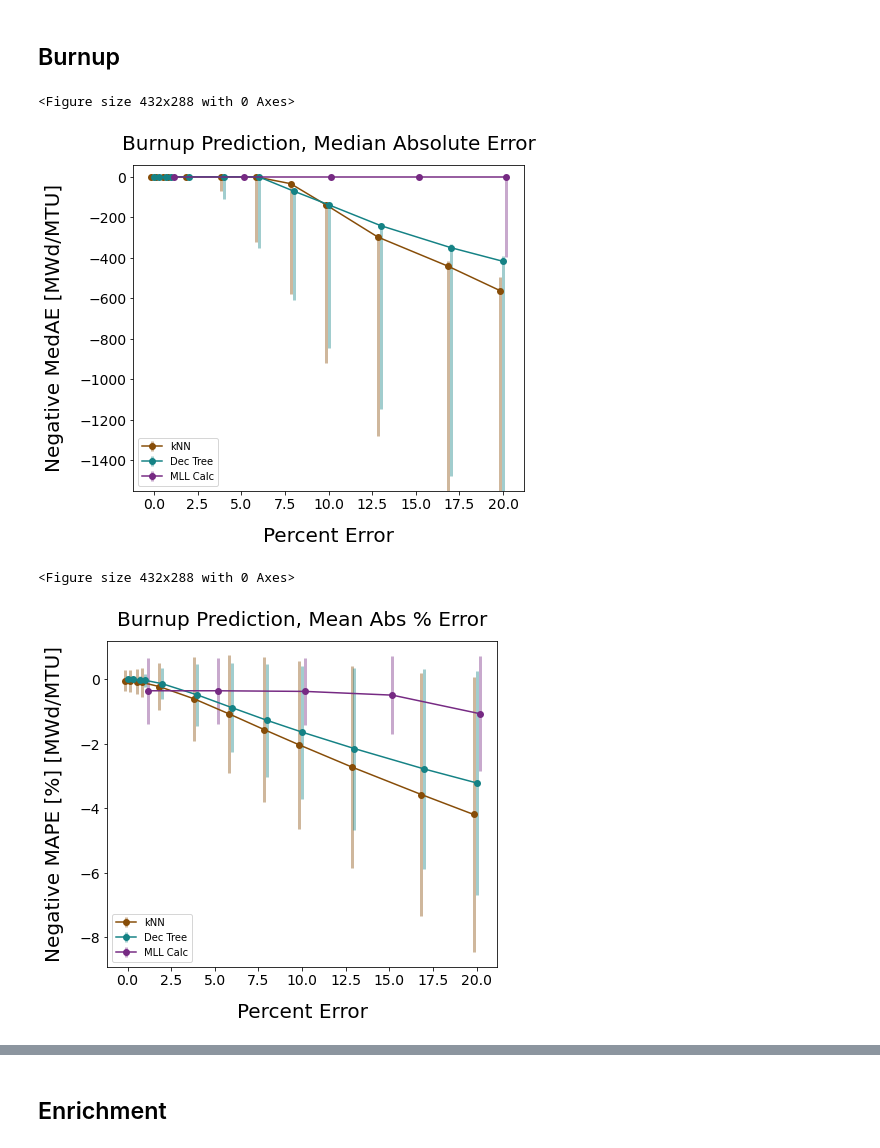
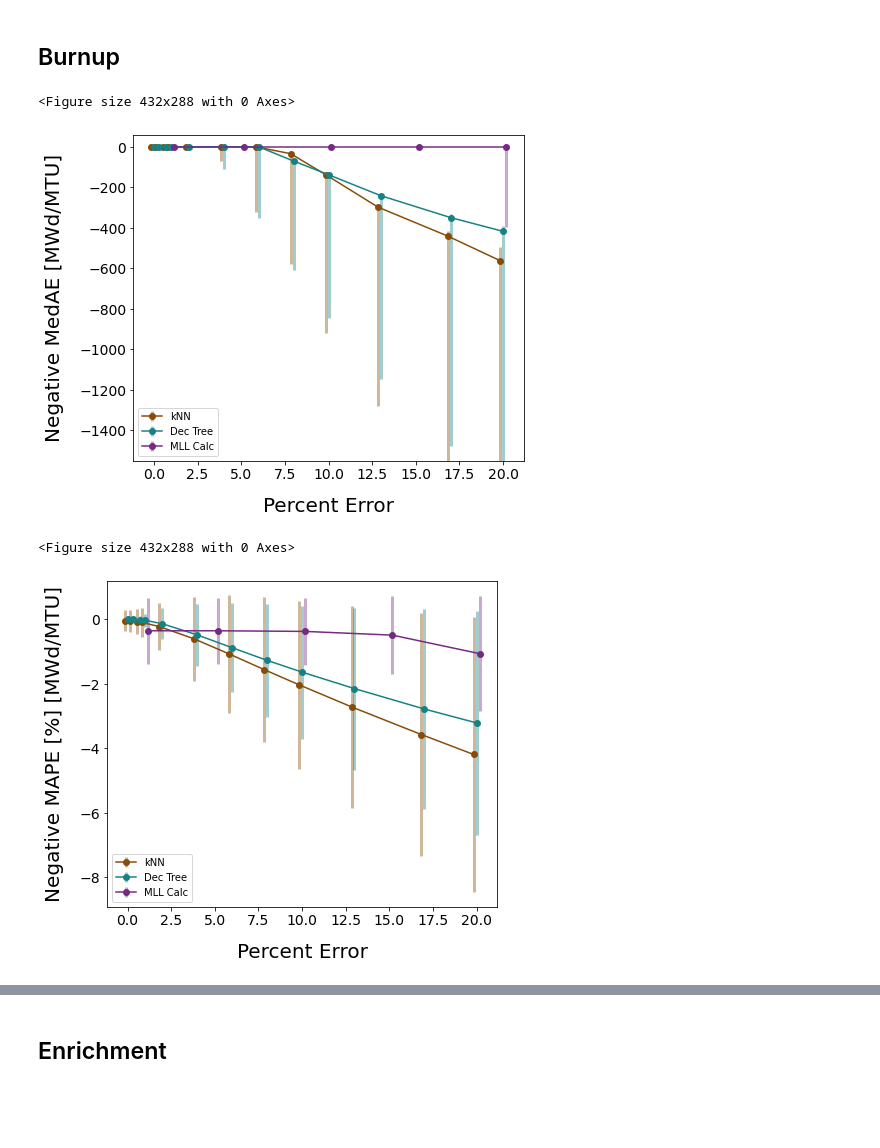
Before and after one commit to opotowsky/process_results, a Jupyter notebook: nuc_rand-err_mll_scikit_compare.ipynb, the cells around one changed output, grey strips where cells are left out. Cells and saved outputs as stored; diff of their text form; code cells hidden in the pictures; blank space fills up the shorter version.

```diff
--- a/nuc_rand-err_mll_scikit_compare.ipynb
+++ b/nuc_rand-err_mll_scikit_compare.ipynb
@@ -25,7 +25,7 @@ def plot_curves(title, pred, metric):
     plt.clf()
     fig = plt.figure(figsize=(7,6))
     ax = fig.add_subplot(111)
-    ax.set_title(title, fontsize=20, pad=15)
+    #ax.set_title(title, fontsize=20, pad=15)
 
     axlbls = {'MAE' : 'Negative MAE',
               'MedAE' : 'Negative MedAE',
@@ -102,19 +102,19 @@ fig.savefig(sv_fig, bbox_inches='tight', transparent=True)
 # %% [markdown]
 ## Burnup
 # %%
-fig, ax, sv_fig = plot_curves('Burnup Prediction, Median Absolute Error', 'burnup', 'MedAE')
+fig, ax, sv_fig = plot_curves('Burnup Prediction', 'burnup', 'MedAE')
 ax.set_ylim(-1550, 60)
 plt.show()
 fig.savefig(sv_fig, bbox_inches='tight', transparent=True)
 # %% [output]
 <Figure size 432x288 with 0 Axes>
-[figure, old version]
+[figure, new version]
 # %%
-fig, ax, sv_fig = plot_curves('Burnup Prediction, Mean Abs % Error', 'burnup', 'MAPE')
+fig, ax, sv_fig = plot_curves('Burnup Prediction', 'burnup', 'MAPE')
 #ax.set_ylim(None, 250)
 plt.show()
 fig.savefig(sv_fig, bbox_inches='tight', transparent=True)
 # %% [output]
 <Figure size 432x288 with 0 Axes>
-[figure, old version]
+[figure, new version]
 # %%
```
Also changed, not shown: parts of 21 cells of this notebook, 1 other file.
